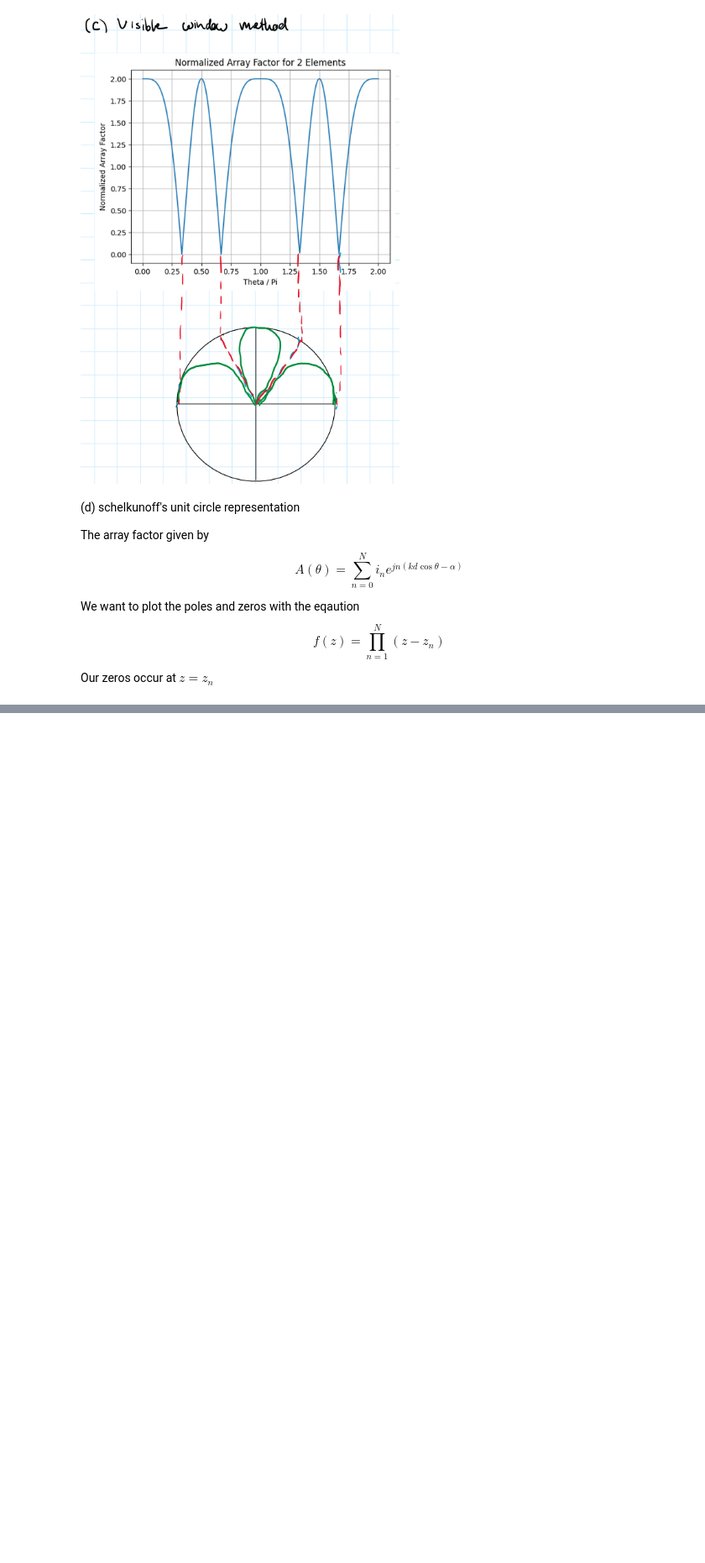
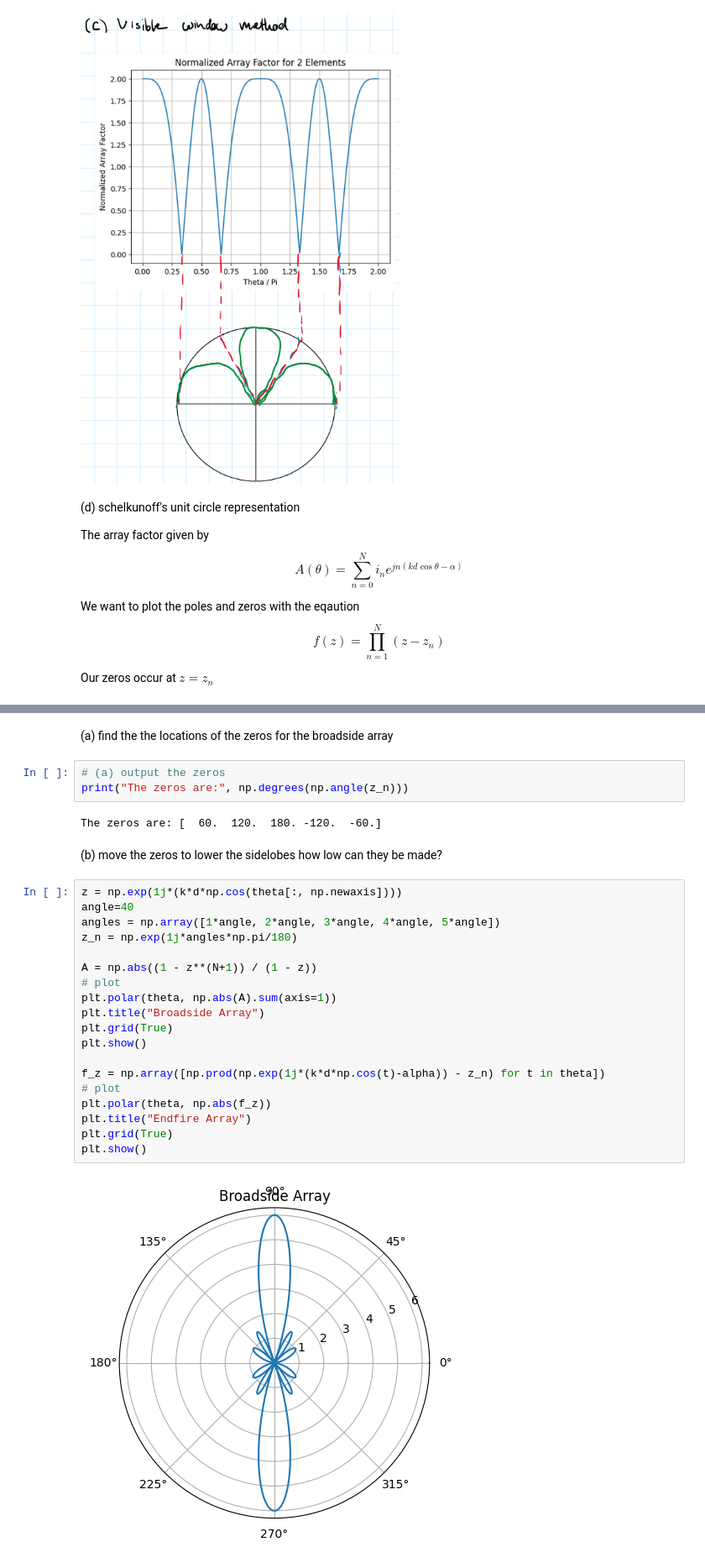
Before and after one commit to Montuck/antenna-software, a Jupyter notebook: hw10.ipynb, the cells around one changed output, grey strips where cells are left out. Shown at 84% size. Saved outputs shown, nothing was run; the diff lists cells and outputs as text; blank space fills up the shorter version.

```diff
--- a/hw10.ipynb
+++ b/hw10.ipynb
@@ -89,0 +166,30 @@ plt.show()
+# %% [markdown]
+(a) find the the locations of the zeros for the broadside array
+# %%
+# (a) output the zeros
+print("The zeros are:", np.degrees(np.angle(z_n)))
+# %% [output]
+The zeros are: [  60.  120.  180. -120.  -60.]
+# %% [markdown]
+(b) move the zeros to lower the sidelobes how low can they be made?
+# %%
+z = np.exp(1j*(k*d*np.cos(theta[:, np.newaxis])))
+angle=40
+angles = np.array([1*angle, 2*angle, 3*angle, 4*angle, 5*angle])
+z_n = np.exp(1j*angles*np.pi/180)
+
+A = np.abs((1 - z**(N+1)) / (1 - z))
+# plot
+plt.polar(theta, np.abs(A).sum(axis=1))
+plt.title("Broadside Array")
+plt.grid(True)
+plt.show()
+
+f_z = np.array([np.prod(np.exp(1j*(k*d*np.cos(t)-alpha)) - z_n) for t in theta])
+# plot
+plt.polar(theta, np.abs(f_z))
+plt.title("Endfire Array")
+plt.grid(True)
+plt.show()
+# %% [output]
+[figure, added]
```
Also changed, not shown: parts of 10 cells of this notebook, 1 other file.
